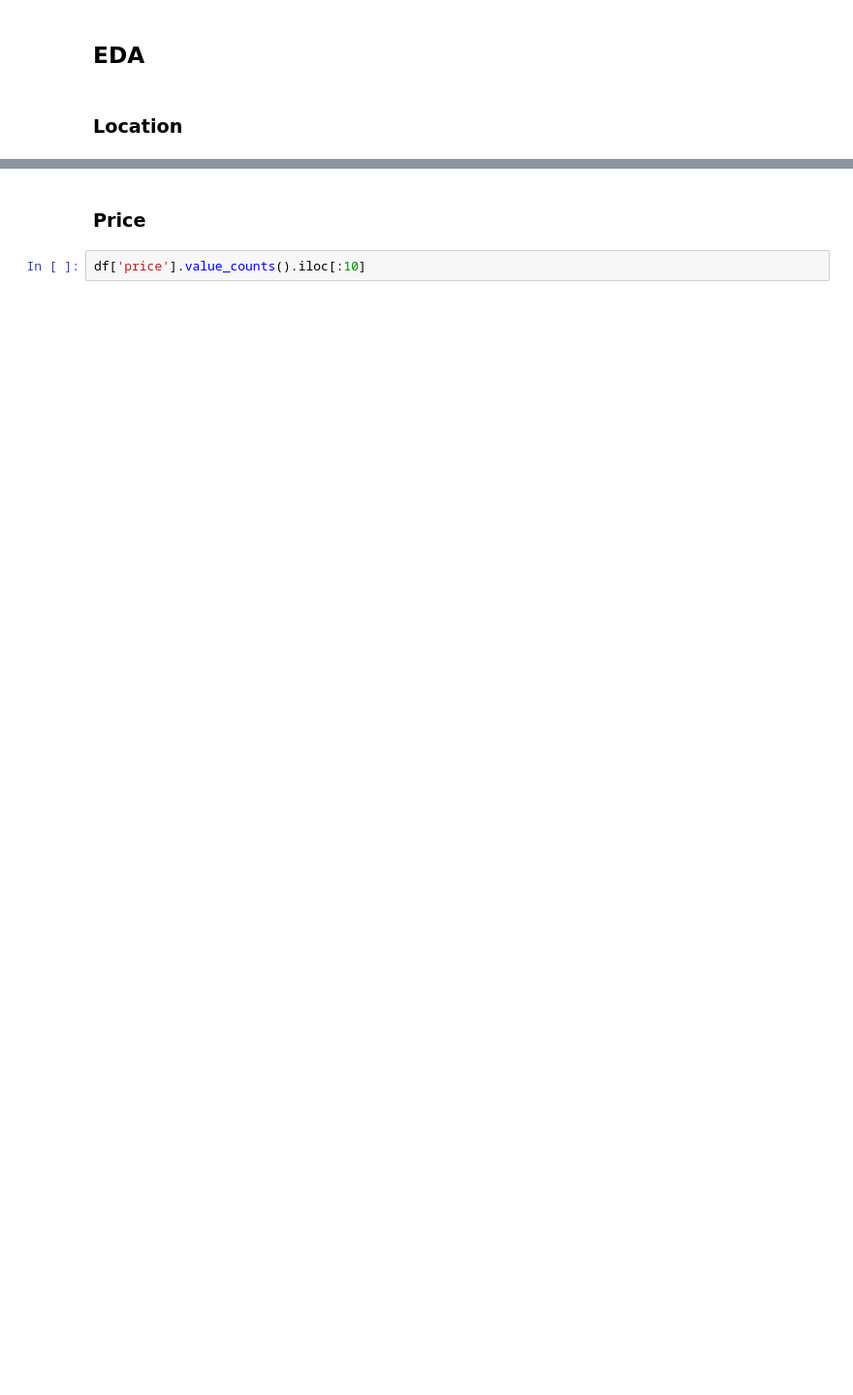
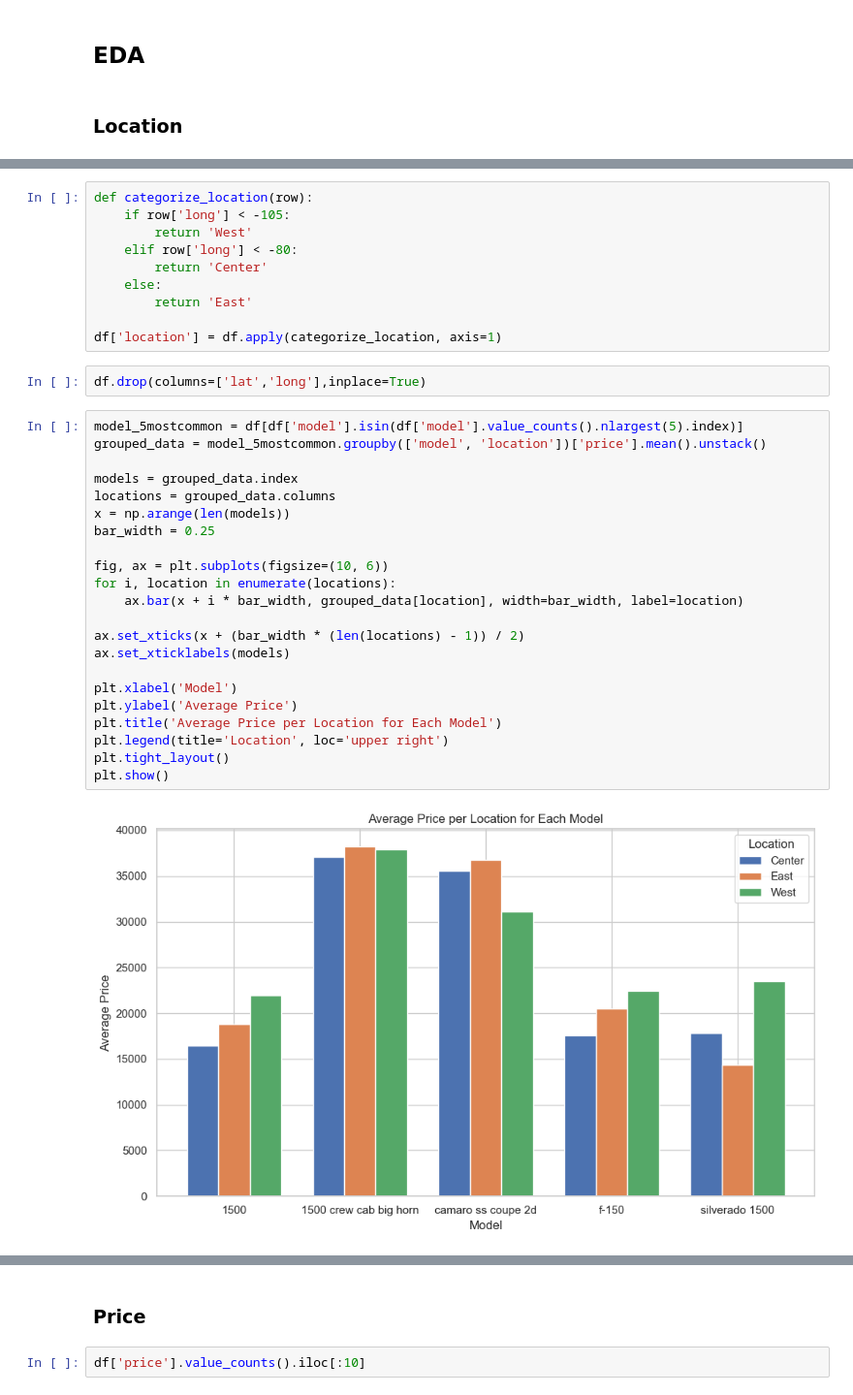
Before and after one commit to edb-313/Used-Car, a Jupyter notebook: DataClean.ipynb, the cells around one changed output, grey strips where cells are left out. Shown at 97% size. Saved outputs shown, nothing was run; the diff lists cells and outputs as text; blank space fills up the shorter version.

```diff
--- a/DataClean.ipynb
+++ b/DataClean.ipynb
@@ -77,0 +78,36 @@ Most of the cars are in the East part of the U.S.
+# %%
+def categorize_location(row):
+    if row['long'] < -105:
+        return 'West'
+    elif row['long'] < -80:
+        return 'Center'
+    else:
+        return 'East'
+
+df['location'] = df.apply(categorize_location, axis=1)
+# %%
+df.drop(columns=['lat','long'],inplace=True)
+# %%
+model_5mostcommon = df[df['model'].isin(df['model'].value_counts().nlargest(5).index)]
+grouped_data = model_5mostcommon.groupby(['model', 'location'])['price'].mean().unstack()
+
+models = grouped_data.index
+locations = grouped_data.columns
+x = np.arange(len(models))
+bar_width = 0.25
+
+fig, ax = plt.subplots(figsize=(10, 6))
+for i, location in enumerate(locations):
+    ax.bar(x + i * bar_width, grouped_data[location], width=bar_width, label=location)
+
+ax.set_xticks(x + (bar_width * (len(locations) - 1)) / 2)
+ax.set_xticklabels(models)
+
+plt.xlabel('Model')
+plt.ylabel('Average Price')
+plt.title('Average Price per Location for Each Model')
+plt.legend(title='Location', loc='upper right')
+plt.tight_layout()
+plt.show()
+# %% [output]
+[figure, added]
```
Also changed, not shown: parts of 62 cells of this notebook, 1 other file.
